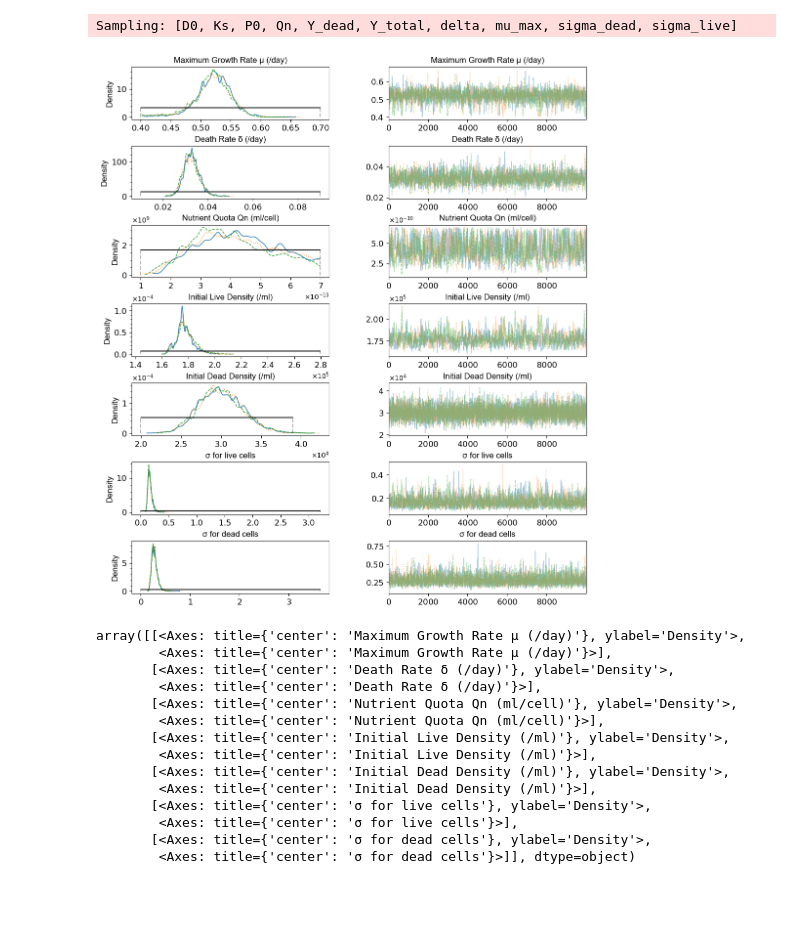
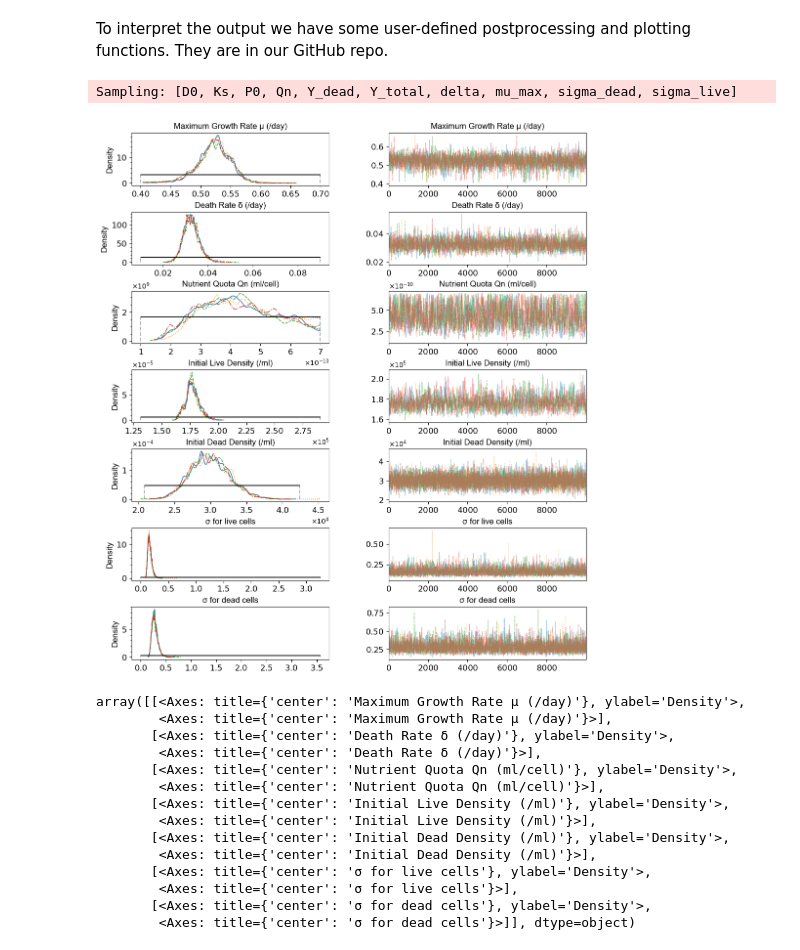
Before and after one commit to B2-Bayesian-for-Biology/MCMCwithODEs_primer, a Jupyter notebook: docs/education/python/case_study_3.ipynb, the cells around one changed output. Cells and saved outputs as stored; diff of their text form; code cells hidden in the pictures; blank space fills up the shorter version.

```diff
--- a/docs/education/python/case_study_3.ipynb
+++ b/docs/education/python/case_study_3.ipynb
@@ -73,6 +122,7 @@ def ode_solution2data(solution):
 # %%
+## Cell 5 ##
+
 import pymc as pm
-import numpy as np
 
 ode_op = SolveIVPWrapper(ehux_total_time)
 
@@ -95,5 +145,5 @@ with pm.Model() as model:
     total = sol[:, 1] + sol[:, 2]
     dead = sol[:, 2]
 
-    pm.Normal("Y_total", mu=pt.log(total), sigma=sigma_live, observed=np.log(ehux_total_density))
-    pm.Normal("Y_dead", mu=pt.log(dead), sigma=sigma_dead, observed=np.log(ehux_dead_density))
+    pm.Normal("Y_total", mu=pm.math.log(total + 1e-9), sigma=sigma_live, observed=log_ehux_total_density)
+    pm.Normal("Y_dead", mu=pm.math.log(dead + 1e-9), sigma=sigma_dead, observed=log_ehux_dead_density)
@@ -121,12 +158,10 @@ def run_inference(model, draws=10000, tune=5000, chains=3, cores=3, threshold_fo
 # %%
-'''
+## Cell 6 ##
+
 with model:
     trace = pm.sample(draws=10000,
-                      tune=5000,
-                      chains=3,
+                      tune=10000,
+                      chains=4,
+                      cores=4,
                       step=pm.Metropolis(),
-                      return_inferencedata=True,
-                      cores=3)
-'''
-import arviz as az
-trace = az.from_netcdf("chains/case_study_3.nc")
+                      return_inferencedata=True)
@@ -133,17 +182,17 @@ trace = az.from_netcdf("chains/case_study_3.nc")
+# %% [markdown]
+To interpret the output we have some user-defined postprocessing and plotting functions. They are in our GitHub repo.
 # %%
-plot_trace(
-    trace=trace,
-    model=model,
-    fontname='Arial',
-    fontsize=12,
-    num_prior_samples=2000,
-    var_names_map={'mu_max': 'Maximum Growth Rate μ (/day)', 'delta': 'Death Rate δ (/day)', 'Qn': 'Nutrient Quota Qn (ml/cell)', 'P0': 'Initial Live Density (/ml)', 'D0': 'Initial Dead Density (/ml)','sigma_live': 'σ for live cells', 'sigma_dead': 'σ for dead cells'},
-    var_order=['mu_max','delta','Qn','P0','D0','sigma_live','sigma_dead'],
-    save_path='figures/vardi_general_chains_reparam.png'
-    )
+plot_trace(trace=trace,
+           model=model,
+           fontname='Arial',
+           fontsize=12,
+           num_prior_samples=2000,
+           var_names_map={'mu_max': 'Maximum Growth Rate μ (/day)', 'delta': 'Death Rate δ (/day)', 'Qn': 'Nutrient Quota Qn (ml/cell)', 'P0': 'Initial Live Density (/ml)', 'D0': 'Initial Dead Density (/ml)','sigma_live': 'σ for live cells', 'sigma_dead': 'σ for dead cells'},
+           var_order=['mu_max','delta','Qn','P0','D0','sigma_live','sigma_dead'],
+           save_path='figures/vardi_general_chains_reparam.png')
 # %% [output]
 Sampling: [D0, Ks, P0, Qn, Y_dead, Y_total, delta, mu_max, sigma_dead, sigma_live]
-[figure, old version]
+[figure, new version]
 array([[<Axes: title={'center': 'Maximum Growth Rate μ (/day)'}, ylabel='Density'>,
         <Axes: title={'center': 'Maximum Growth Rate μ (/day)'}>],
        [<Axes: title={'center': 'Death Rate δ (/day)'}, ylabel='Density'>,
```
Also changed, not shown: parts of 18 cells of this notebook, 32 other files.
